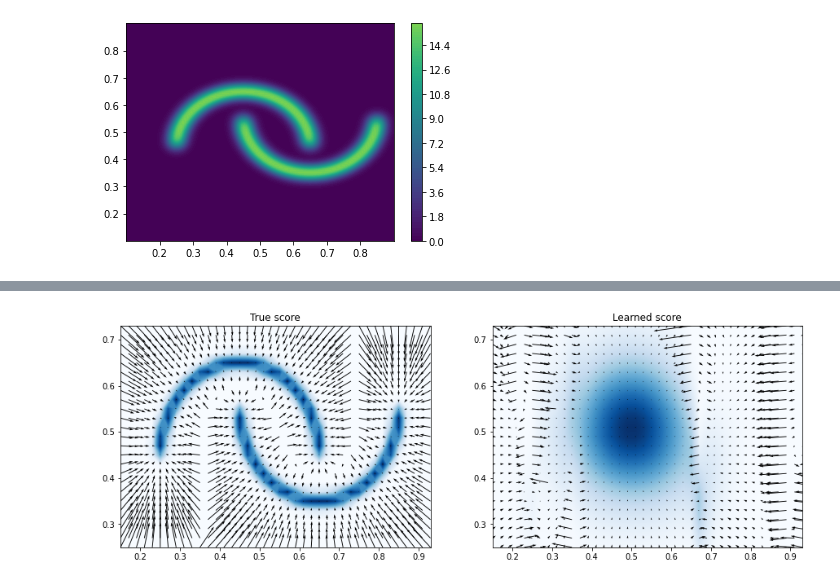
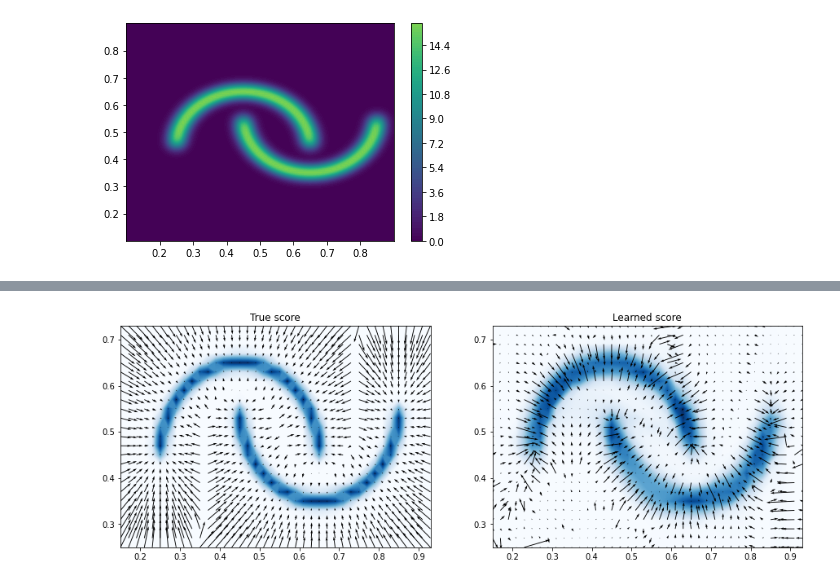
Before and after one commit to astrodeepnet/sbi_experiments, a Jupyter notebook: notebooks/score_matching/NF_score_matching.ipynb, the cells around one changed output, grey strips where cells are left out. Saved outputs shown, nothing was run; the diff lists cells and outputs as text; code cells hidden in the pictures.

```diff
--- a/notebooks/score_matching/NF_score_matching.ipynb
+++ b/notebooks/score_matching/NF_score_matching.ipynb
@@ -202,7 +183,7 @@ def update(params, opt_state, batch, score):
 losses = []
 master_seed = hk.PRNGSequence(0)
 # %%
-for step in tqdm(range(5000)):
+for step in tqdm(range(10000)):
     batch, score = get_batch(next(master_seed))
     l, params, opt_state = update(params, opt_state, batch, score)
     losses.append(l)
@@ -226,8 +209,0 @@ contourf(x[...,0],x[...,1],jnp.exp(im),100,vmax=20); colorbar()
-# %%
-# without gradients
-x = (jnp.stack(jnp.meshgrid(jnp.linspace(0.1,0.9,128),
-                           jnp.linspace(0.1,0.9,128)),-1) )
-
-im = model_NF.apply(params, x.reshape(-1,2)).reshape([128,128])
-contourf(x[...,0],x[...,1],jnp.exp(im),100,vmax=20); colorbar()
-scatter(batch[:,0],batch[:,1],marker='+',color='r',alpha=0.5)
@@ -237,8 +209,0 @@ scatter(batch[:,0],batch[:,1],marker='+',color='r',alpha=0.5)
-# %%
-# with gradient
-x = (jnp.stack(jnp.meshgrid(jnp.linspace(0.1,0.9,128),
-                           jnp.linspace(0.1,0.9,128)),-1) )
-
-im = model_NF.apply(params, x.reshape(-1,2)).reshape([128,128])
-contourf(x[...,0],x[...,1],jnp.exp(im),100,vmax=20); colorbar()
-scatter(batch[:,0],batch[:,1],marker='+',color='r',alpha=0.5)
@@ -256,8 +218,8 @@ Y = np.arange(-1, 1.5, 0.1) / 5 + 0.45
 points = stack(meshgrid(X, Y), axis=-1).reshape((-1, 2))
 
 # Getting value of the log prob and score for the true distribution
-logp = get_two_moons(sigma=0.01, normalized=True).prob(points).reshape([len(Y), len(X)])
-true_score = jax.vmap(jax.grad(lambda x: get_two_moons(sigma=0.01, normalized=True).log_prob(x)))(points).reshape([len(Y), len(X), 2])
+logp = get_two_moons(sigma=0.02, normalized=True).prob(points).reshape([len(Y), len(X)])
+true_score = jax.vmap(jax.grad(lambda x: get_two_moons(sigma=0.02, normalized=True).log_prob(x)))(points).reshape([len(Y), len(X), 2])
 
 # Getting value of the score as predicted by the NN
 pred_fn = model_NF.apply(params, points).reshape([len(Y), len(X)])
@@ -265,13 +236,13 @@ pred_score = jax.vmap(jax.grad(lambda x: model_NF.apply(params, x.reshape([1,2])
 # %%
 figure(figsize=[15,5])
 subplot(121)
 contourf(X,Y,logp, 256, cmap='Blues')
-quiver(X, Y, true_score[:,:,0], true_score[:,:,1], scale=25000);
+quiver(X, Y, true_score[:,:,0], true_score[:,:,1], scale=7500);
 title('True score')
 
 subplot(122)
 contourf(X,Y,exp(pred_fn), 256, cmap='Blues')
 quiver(X, Y, pred_score[:,:,0], pred_score[:,:,1]);
 title('Learned score');
 # %% [output]
-[figure, old version]
+[figure, new version]
```
Also changed, not shown: parts of 35 cells of this notebook.
